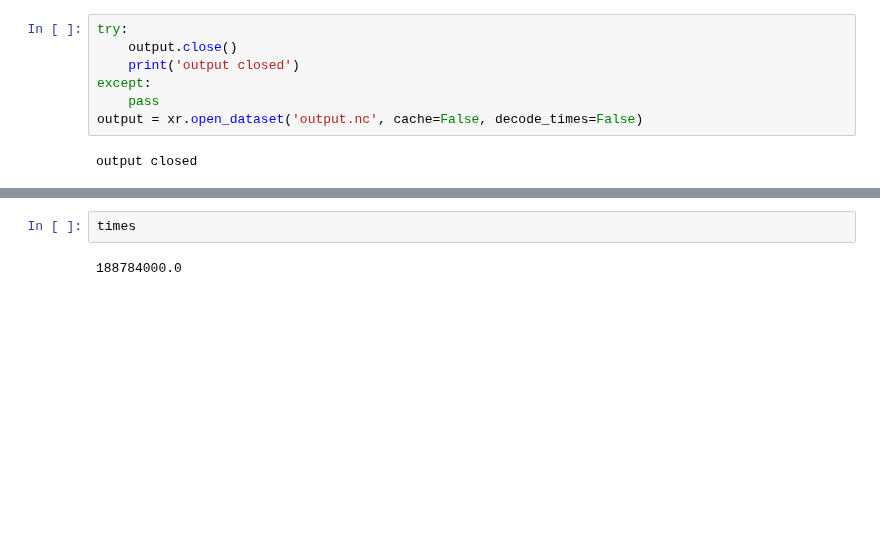
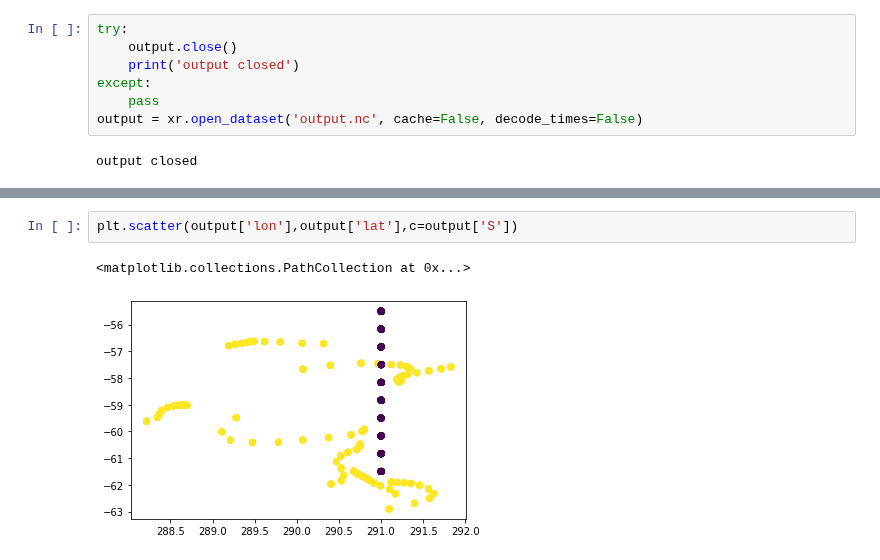
Before and after one commit to gmacgilchrist/bsose, a Jupyter notebook: notebooks/lagrangian/dev_lagrangian_fromnetcdf.ipynb, the cells around one changed output, grey strips where cells are left out. Saved outputs shown, nothing was run; the diff lists cells and outputs as text; blank space fills up the shorter version.

```diff
--- a/notebooks/lagrangian/dev_lagrangian_fromnetcdf.ipynb
+++ b/notebooks/lagrangian/dev_lagrangian_fromnetcdf.ipynb
@@ -103,4 +111,5 @@ ax.plot(output['z'].transpose(),'.-');
-# %%
-times
-# %% [output]
-188784000.0
+# %%
+plt.scatter(output['lon'],output['lat'],c=output['S'])
+# %% [output]
+<matplotlib.collections.PathCollection at 0x...>
+[figure, added]
```
Also changed, not shown: parts of 9 cells of this notebook, 4 other files.
